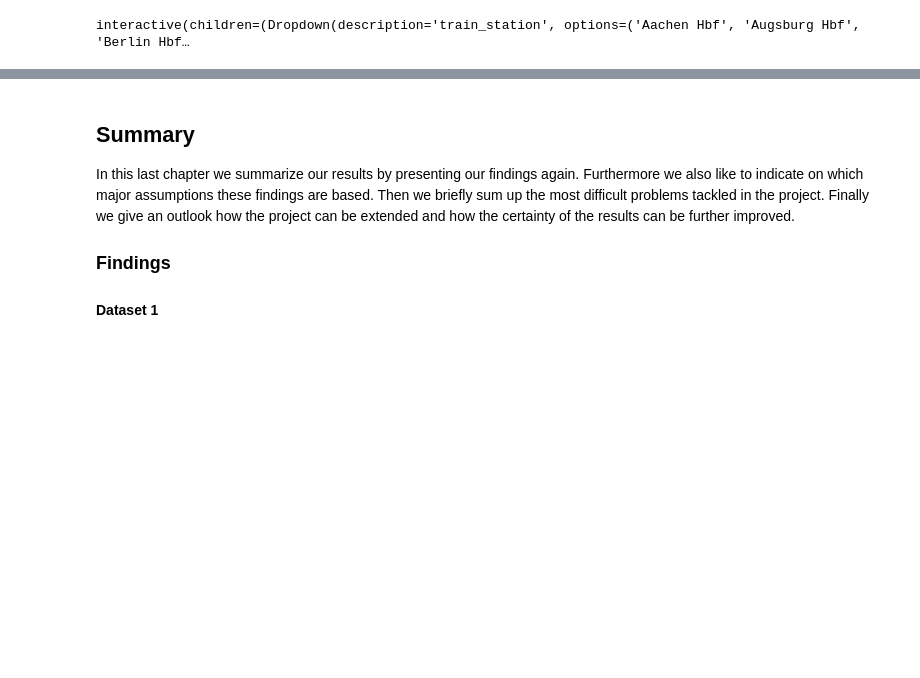
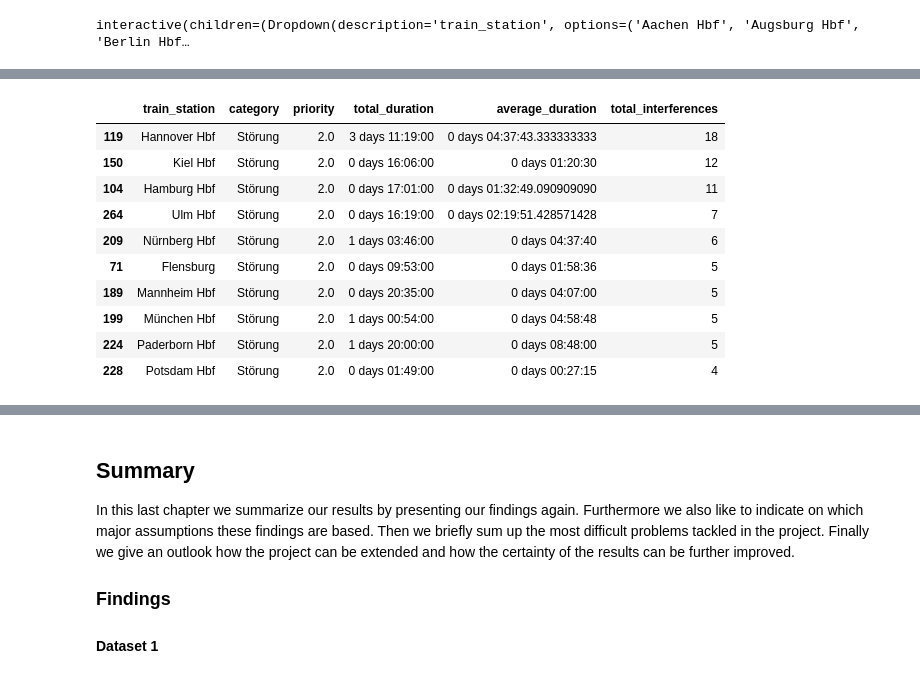
Before and after one commit to dominic0df/2023-amse, a Jupyter notebook: report.ipynb, the cells around one changed output, grey strips where cells are left out. Saved outputs shown, nothing was run; the diff lists cells and outputs as text; code cells hidden in the pictures; blank space fills up the shorter version.

```diff
--- a/report.ipynb
+++ b/report.ipynb
@@ -422,0 +514,15 @@ Different Categories are different meaningful. It is likely that a *Großstörun
+# %%
+short_lasting_interferences = short_lasting_interferences.sort_values(by=["category", "priority", "total_interferences"], ascending=[True, False, False])
+short_lasting_interferences.head(10)
+# %% [output]
+|  | train_station | category | priority | total_duration | average_duration | total_interferences |
+| 119 | Hannover Hbf | Störung | 2.0 | 3 days 11:19:00 | 0 days 04:37:43.333333333 | 18 |
+| 150 | Kiel Hbf | Störung | 2.0 | 0 days 16:06:00 | 0 days 01:20:30 | 12 |
+| 104 | Hamburg Hbf | Störung | 2.0 | 0 days 17:01:00 | 0 days 01:32:49.090909090 | 11 |
+| 264 | Ulm Hbf | Störung | 2.0 | 0 days 16:19:00 | 0 days 02:19:51.428571428 | 7 |
+| 209 | Nürnberg Hbf | Störung | 2.0 | 1 days 03:46:00 | 0 days 04:37:40 | 6 |
+| 71 | Flensburg | Störung | 2.0 | 0 days 09:53:00 | 0 days 01:58:36 | 5 |
+| 189 | Mannheim Hbf | Störung | 2.0 | 0 days 20:35:00 | 0 days 04:07:00 | 5 |
+| 199 | München Hbf | Störung | 2.0 | 1 days 00:54:00 | 0 days 04:58:48 | 5 |
+| 224 | Paderborn Hbf | Störung | 2.0 | 1 days 20:00:00 | 0 days 08:48:00 | 5 |
+| 228 | Potsdam Hbf | Störung | 2.0 | 0 days 01:49:00 | 0 days 00:27:15 | 4 |
```
Also changed, not shown: parts of 21 cells of this notebook.
